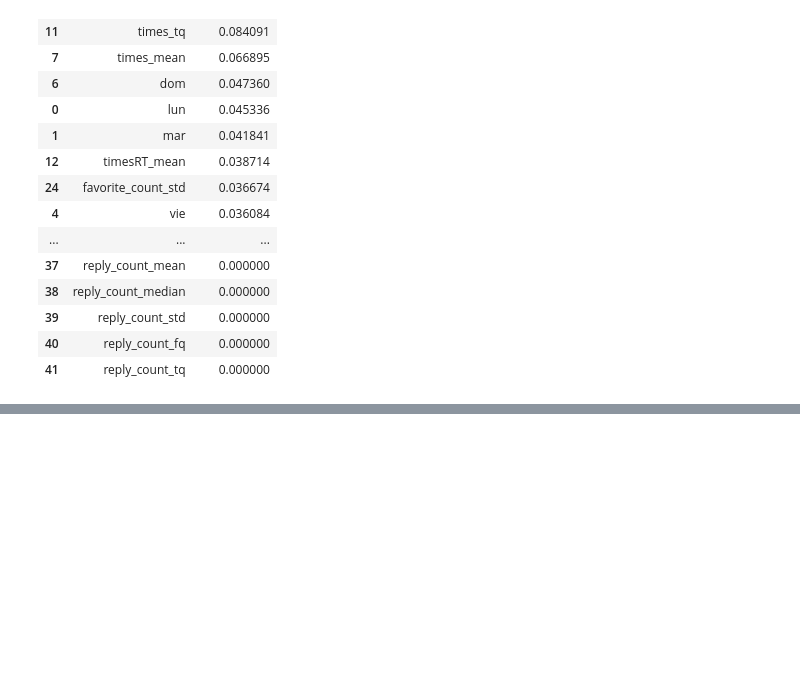
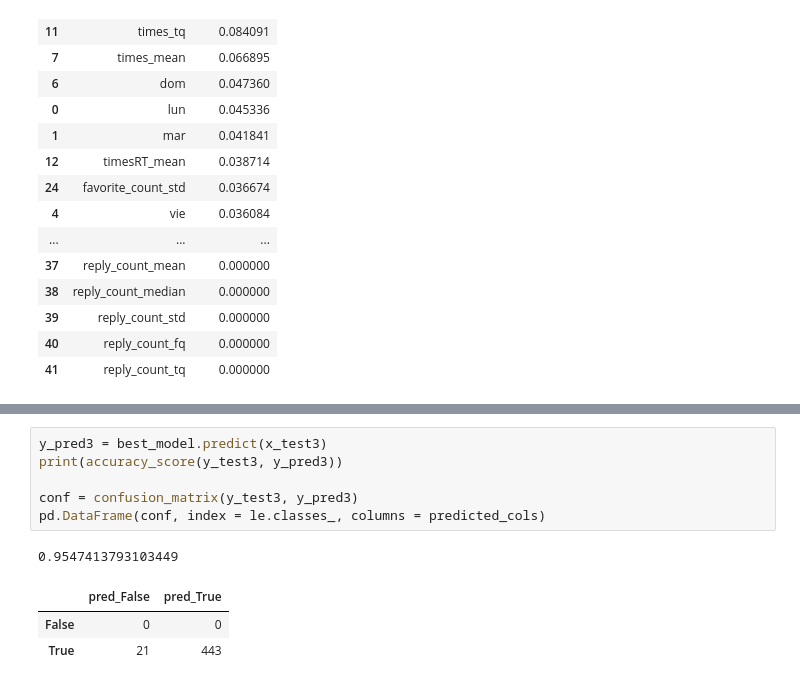
Before and after one commit to matiasngf/DH_proyecto_3, a Jupyter notebook: unir_vars_nuevas.ipynb, the cells around one changed output, grey strips where cells are left out. Drawn from its saved outputs; the diff is of its cells as text; blank space fills up the shorter version.

```diff
--- a/unir_vars_nuevas.ipynb
+++ b/unir_vars_nuevas.ipynb
@@ -260,0 +385,11 @@ pd.DataFrame({'Atributo':atributos,
+# %%
+y_pred3 = best_model.predict(x_test3)
+print(accuracy_score(y_test3, y_pred3))
+
+conf = confusion_matrix(y_test3, y_pred3)
+pd.DataFrame(conf, index = le.classes_, columns = predicted_cols)
+# %% [output]
+0.9547413793103449
+|  | pred_False | pred_True |
+| False | 0 | 0 |
+| True | 21 | 443 |
```
Also changed, not shown: parts of 9 cells of this notebook, 1 other file.
